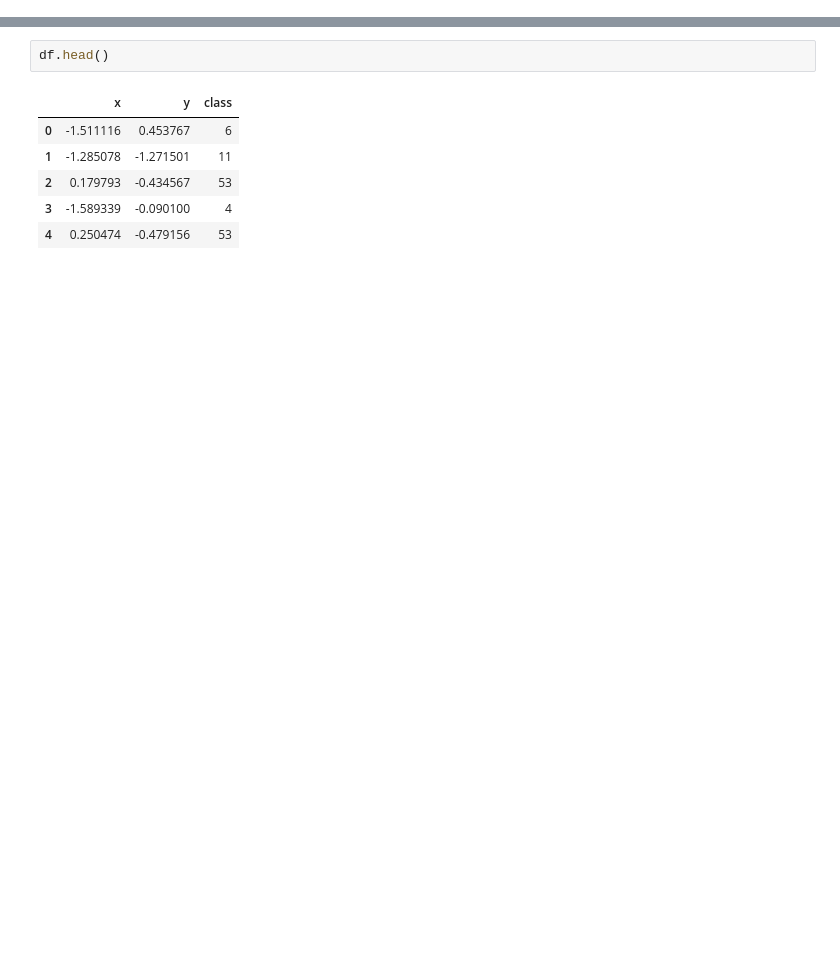
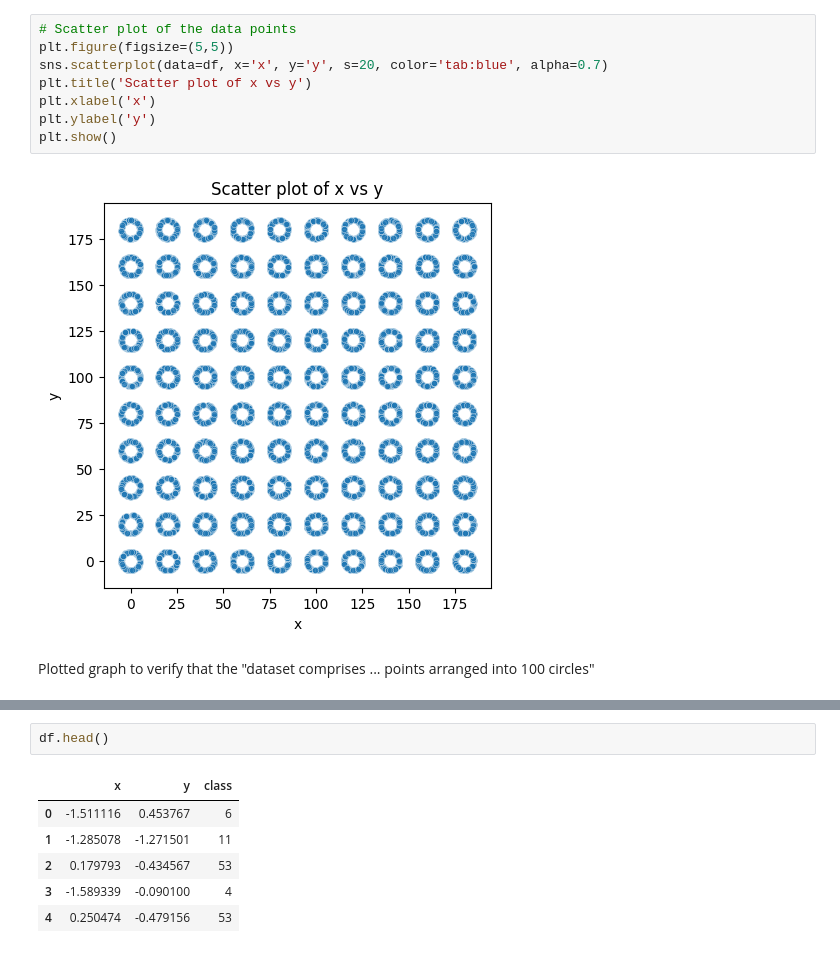
Before and after one commit to RavulapalliManas/IML-A2, a Jupyter notebook: A2_manas.ipynb, the cells around one changed output, grey strips where cells are left out. Drawn from its saved outputs; the diff is of its cells as text; blank space fills up the shorter version.

```diff
--- a/A2_manas.ipynb
+++ b/A2_manas.ipynb
@@ -35,0 +24,12 @@ max      184.999920    185.000000     99.000000
+# %%
+# Scatter plot of the data points
+plt.figure(figsize=(5,5))
+sns.scatterplot(data=df, x='x', y='y', s=20, color='tab:blue', alpha=0.7)
+plt.title('Scatter plot of x vs y')
+plt.xlabel('x')
+plt.ylabel('y')
+plt.show()
+# %% [output]
+[figure, added]
+# %% [markdown]
+Plotted graph to verify that the "dataset comprises ... points arranged into 100 circles"
```
Also changed, not shown: parts of 14 cells of this notebook, 1 other file.
